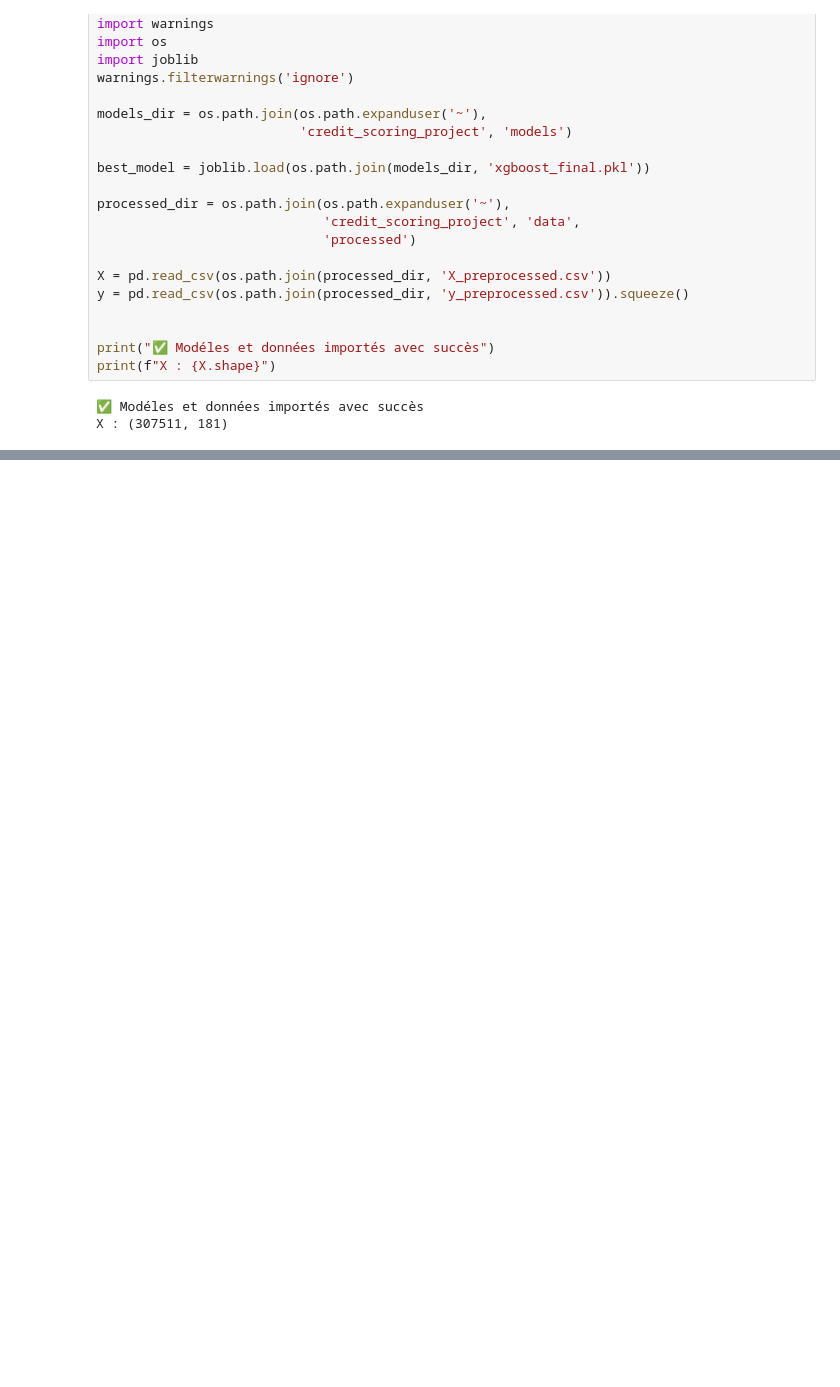
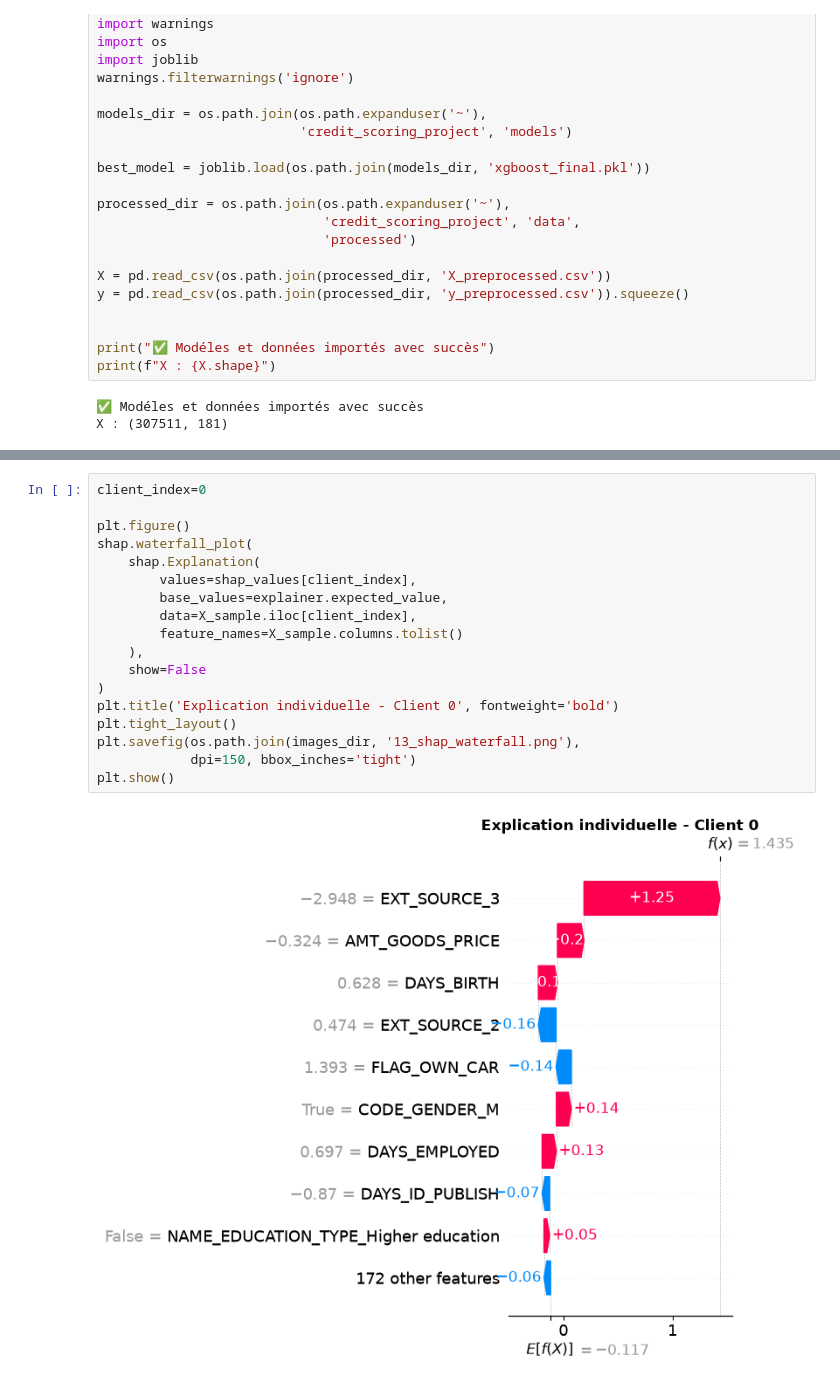
Before and after one commit to ThierryMa237/credit-scoring-project, a Jupyter notebook: notebooks/O5_explainability.ipynb, the cells around one changed output, grey strips where cells are left out. Saved outputs shown, nothing was run; the diff lists cells and outputs as text; blank space fills up the shorter version.

```diff
--- a/notebooks/O5_explainability.ipynb
+++ b/notebooks/O5_explainability.ipynb
@@ -33,0 +73,20 @@ X : (307511, 181)
+# %%
+client_index=0
+
+plt.figure()
+shap.waterfall_plot(
+    shap.Explanation(
+        values=shap_values[client_index],
+        base_values=explainer.expected_value,
+        data=X_sample.iloc[client_index],
+        feature_names=X_sample.columns.tolist()
+    ),
+    show=False
+)
+plt.title('Explication individuelle - Client 0', fontweight='bold')
+plt.tight_layout()
+plt.savefig(os.path.join(images_dir, '13_shap_waterfall.png'),
+            dpi=150, bbox_inches='tight')
+plt.show()
+# %% [output]
+[figure, added]
```
Also changed, not shown: parts of 3 cells of this notebook, 3 other files.
